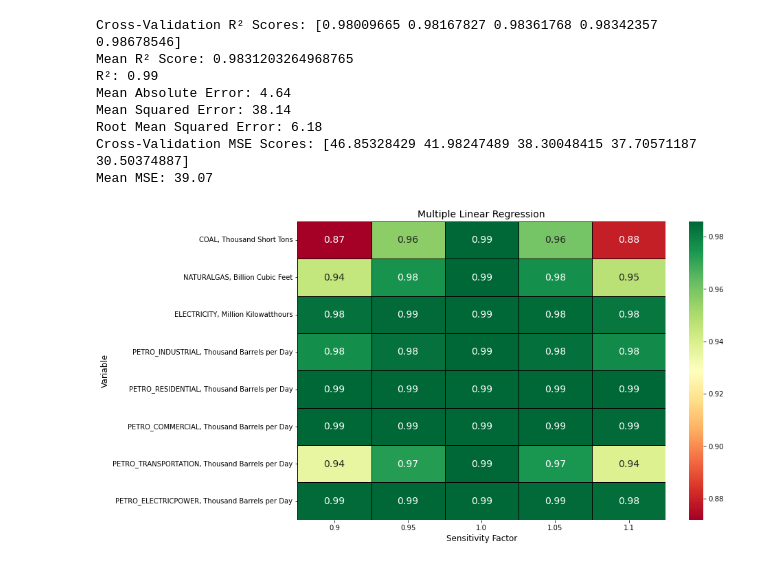
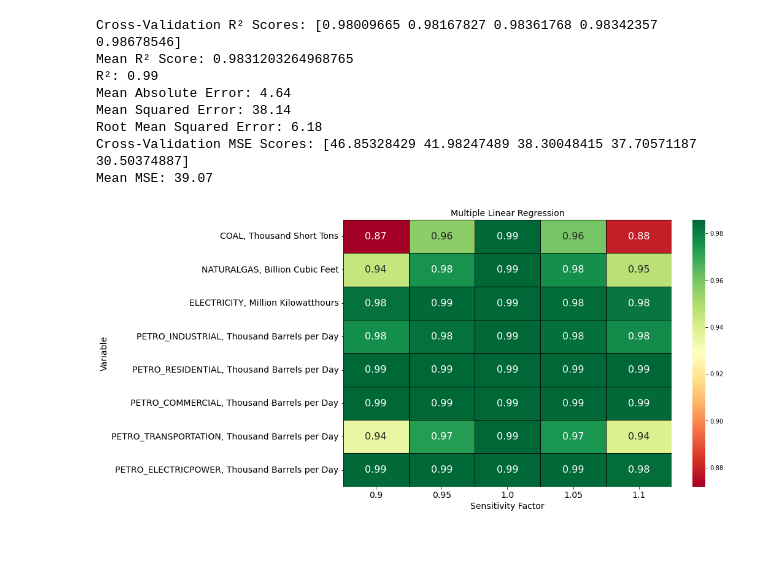
Before and after one commit to jr198868/ML_US_ENERGY, a Jupyter notebook: ML/multiple_linear_regression_model.ipynb, the cells around one changed output. Drawn from its saved outputs; the diff is of its cells as text; code cells hidden in the pictures.

```diff
--- a/ML/multiple_linear_regression_model.ipynb
+++ b/ML/multiple_linear_regression_model.ipynb
@@ -165,34 +166,36 @@ for variable_name in variables_to_analyze:
         modified_values = original_values * sensitivity
         X_test_modified = X_test.copy()
         X_test_modified[variable_name] = modified_values
 
         # Make predictions using the modified dataset
         y_pred_modified = regressor.predict(X_test_modified)
 
         # Calculate the R-squared score for the modified predictions
         r2_modified = r2_score(y_test, y_pred_modified)
 
         # Store the sensitivity analysis results
         variable_sensitivity_results.append(r2_modified)
 
     # Store the sensitivity analysis results for the current variable in the dictionary
     sensitivity_results[variable_name] = variable_sensitivity_results
 
 # Create a matrix of sensitivity analysis results
 sensitivity_matrix = np.array([sensitivity_results[variable] for variable in variables_to_analyze])
 
 # Create a heatmap to visualize the sensitivity analysis results
 plt.figure(figsize=(12, 8))  # Adjust the figure size if needed
 
-sns.heatmap(sensitivity_matrix, cmap='RdYlGn', annot=True, fmt='.2f', annot_kws={'fontsize': 14},
+sns.heatmap(sensitivity_matrix, cmap='RdYlGn', annot=True, fmt='.2f', annot_kws={'fontsize': 16},
             xticklabels=[0.9, 0.95, 1.0, 1.05, 1.1], yticklabels=variables_to_analyze,
             linewidths=0.5, linecolor='black')
 
-plt.xlabel('Sensitivity Factor', fontsize=12)
-plt.ylabel('Variable', fontsize=12)
+plt.xlabel('Sensitivity Factor', fontsize=14)
+plt.ylabel('Variable', fontsize=14)
 plt.title('Multiple Linear Regression', fontsize=14)
 'Sensitivity Analysis of different machine learning methods: Changes in the R² when the selected variable is perturbed'
+plt.yticks(fontsize=14)
+plt.xticks(fontsize=14)
 plt.savefig('Multiple Linear Regression Sensitivity Analysis.jpg', dpi=300, bbox_inches='tight')
 plt.show()
 # %% [output]
-[figure, old version]
+[figure, new version]
```
Also changed, not shown: parts of 1 cell of this notebook, 15 other files.
